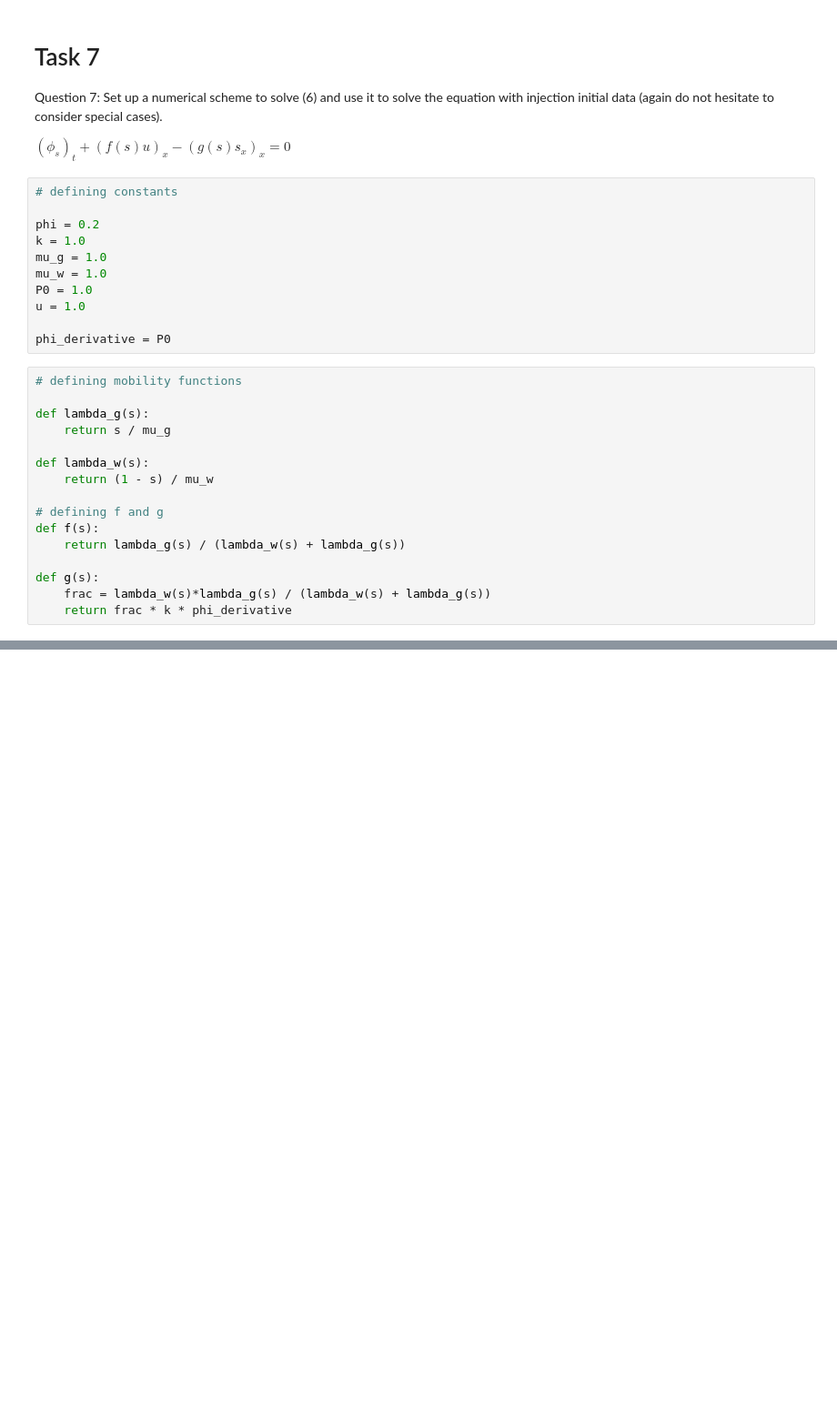
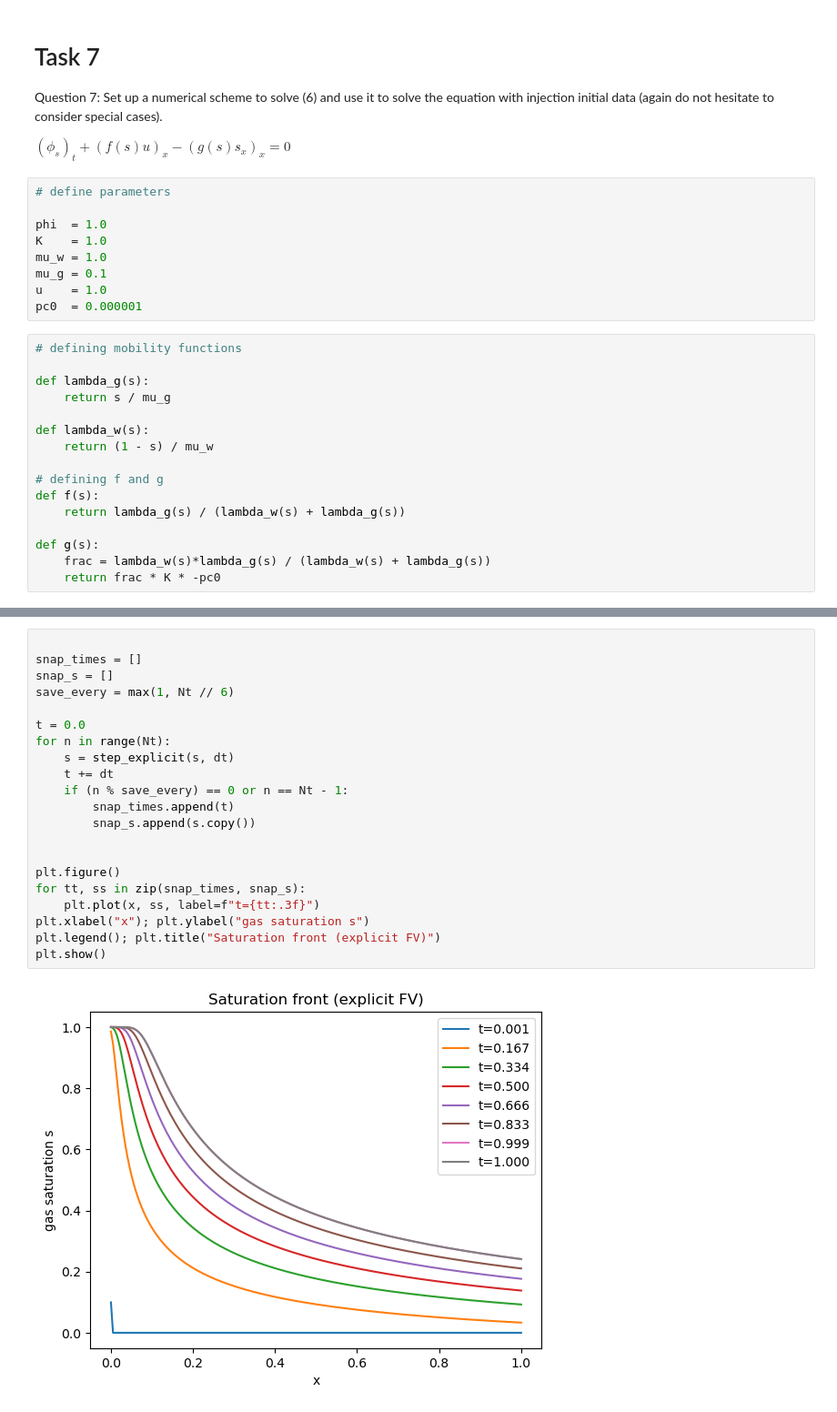
Before and after one commit to lmaustad/ProjectMatMod, a Jupyter notebook: Numerical.ipynb, the cells around one changed output, grey strips where cells are left out. Shown at 91% size. Cells and saved outputs as stored; diff of their text form; blank space fills up the shorter version.

```diff
--- a/Numerical.ipynb
+++ b/Numerical.ipynb
@@ -11,16 +11,14 @@ $
 (\phi_s)_t + (f(s)u)_x - (g(s)s_x)_x = 0
 $
 # %%
-# defining constants
+# define parameters
 
-phi = 0.2
-k = 1.0
-mu_g = 1.0
+phi  = 1.0
+K    = 1.0
 mu_w = 1.0
-P0 = 1.0
-u = 1.0
-
-phi_derivative = P0
+mu_g = 0.1
+u    = 1.0
+pc0  = 0.000001
 # %%
 # defining mobility functions
 
@@ -36,5 +34,5 @@ def f(s):
 
 def g(s):
     frac = lambda_w(s)*lambda_g(s) / (lambda_w(s) + lambda_g(s))
-    return frac * k * phi_derivative
+    return frac * K * -pc0
 # %%
@@ -68,0 +90,23 @@ else:
+# %%
+
+snap_times = []
+snap_s = []
+save_every = max(1, Nt // 6)
+
+t = 0.0
+for n in range(Nt):
+    s = step_explicit(s, dt)
+    t += dt
+    if (n % save_every) == 0 or n == Nt - 1:
+        snap_times.append(t)
+        snap_s.append(s.copy())
+
+
+plt.figure()
+for tt, ss in zip(snap_times, snap_s):
+    plt.plot(x, ss, label=f"t={tt:.3f}")
+plt.xlabel("x"); plt.ylabel("gas saturation s")
+plt.legend(); plt.title("Saturation front (explicit FV)")
+plt.show()
+# %% [output]
+[figure, added]
```
Also changed, not shown: parts of 2 cells of this notebook.
